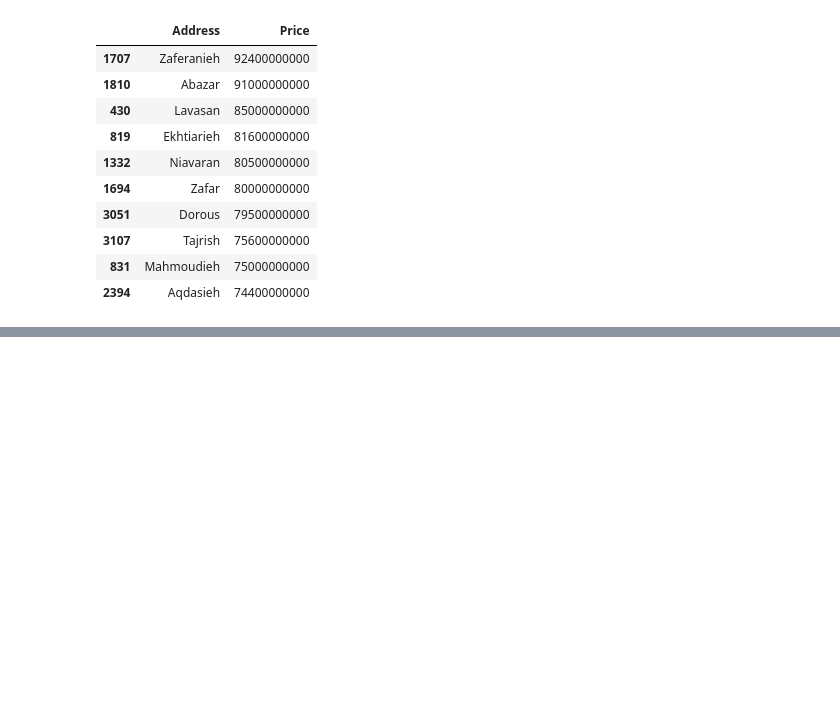
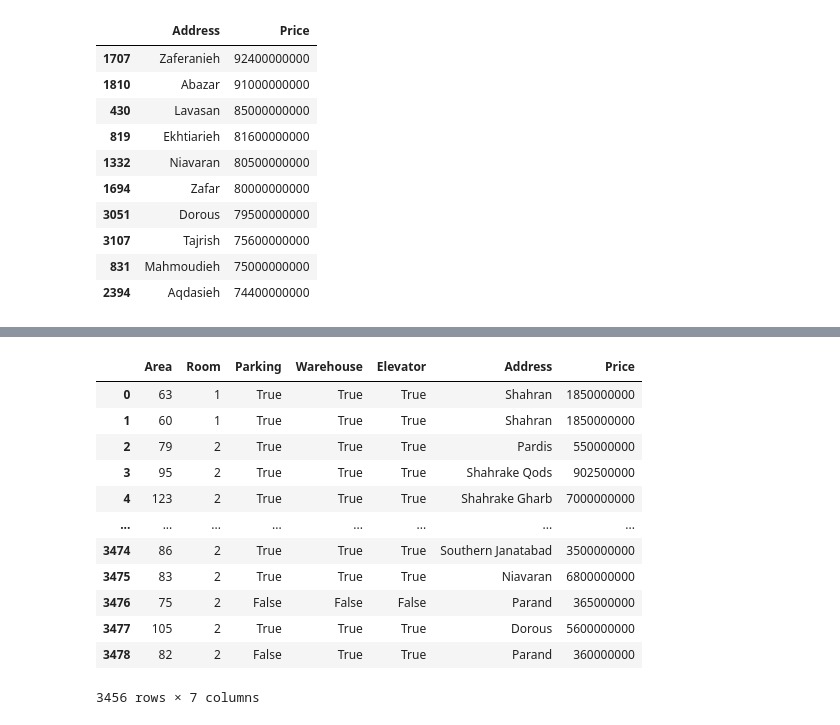
Before and after one commit to aminshaker/house_price_prediction, a Jupyter notebook: tehran-house-price-prediction.ipynb, the cells around one changed output, grey strips where cells are left out. Cells and saved outputs as stored; diff of their text form; code cells hidden in the pictures; blank space fills up the shorter version.

```diff
--- a/tehran-house-price-prediction.ipynb
+++ b/tehran-house-price-prediction.ipynb
@@ -371,0 +383,16 @@ df.sort_values('Price', ascending=False)[['Address', 'Price']].head(10)
+# %%
+df
+# %% [output]
+|  | Area | Room | Parking | Warehouse | Elevator | Address | Price |
+| 0 | 63 | 1 | True | True | True | Shahran | 1850000000 |
+| 1 | 60 | 1 | True | True | True | Shahran | 1850000000 |
+| 2 | 79 | 2 | True | True | True | Pardis | 550000000 |
+| 3 | 95 | 2 | True | True | True | Shahrake Qods | 902500000 |
+| 4 | 123 | 2 | True | True | True | Shahrake Gharb | 7000000000 |
+| ... | ... | ... | ... | ... | ... | ... | ... |
+| 3474 | 86 | 2 | True | True | True | Southern Janatabad | 3500000000 |
+| 3475 | 83 | 2 | True | True | True | Niavaran | 6800000000 |
+| 3476 | 75 | 2 | False | False | False | Parand | 365000000 |
+| 3477 | 105 | 2 | True | True | True | Dorous | 5600000000 |
+| 3478 | 82 | 2 | False | True | True | Parand | 360000000 |
+3456 rows × 7 columns
```
Also changed, not shown: parts of 24 cells of this notebook.
